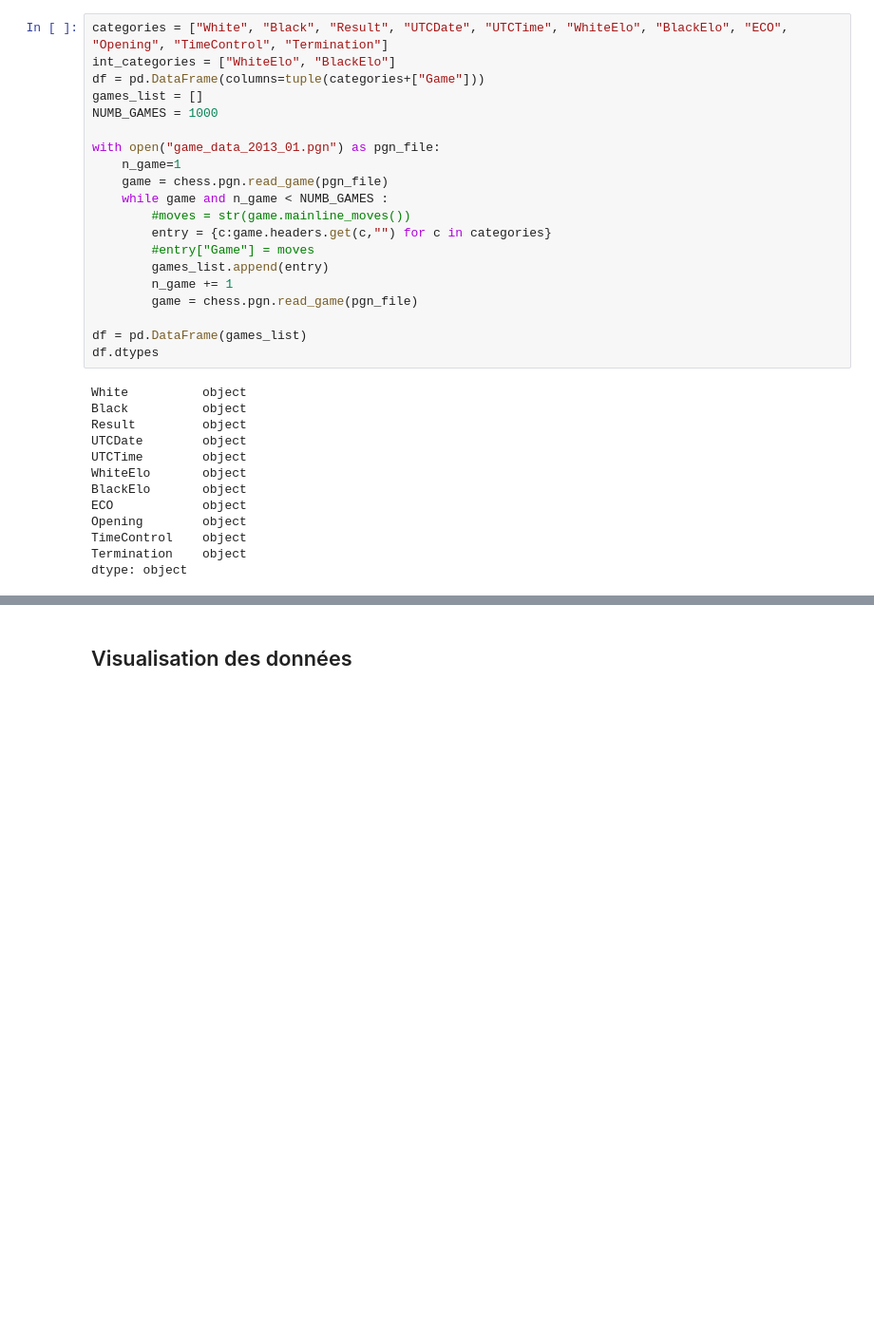
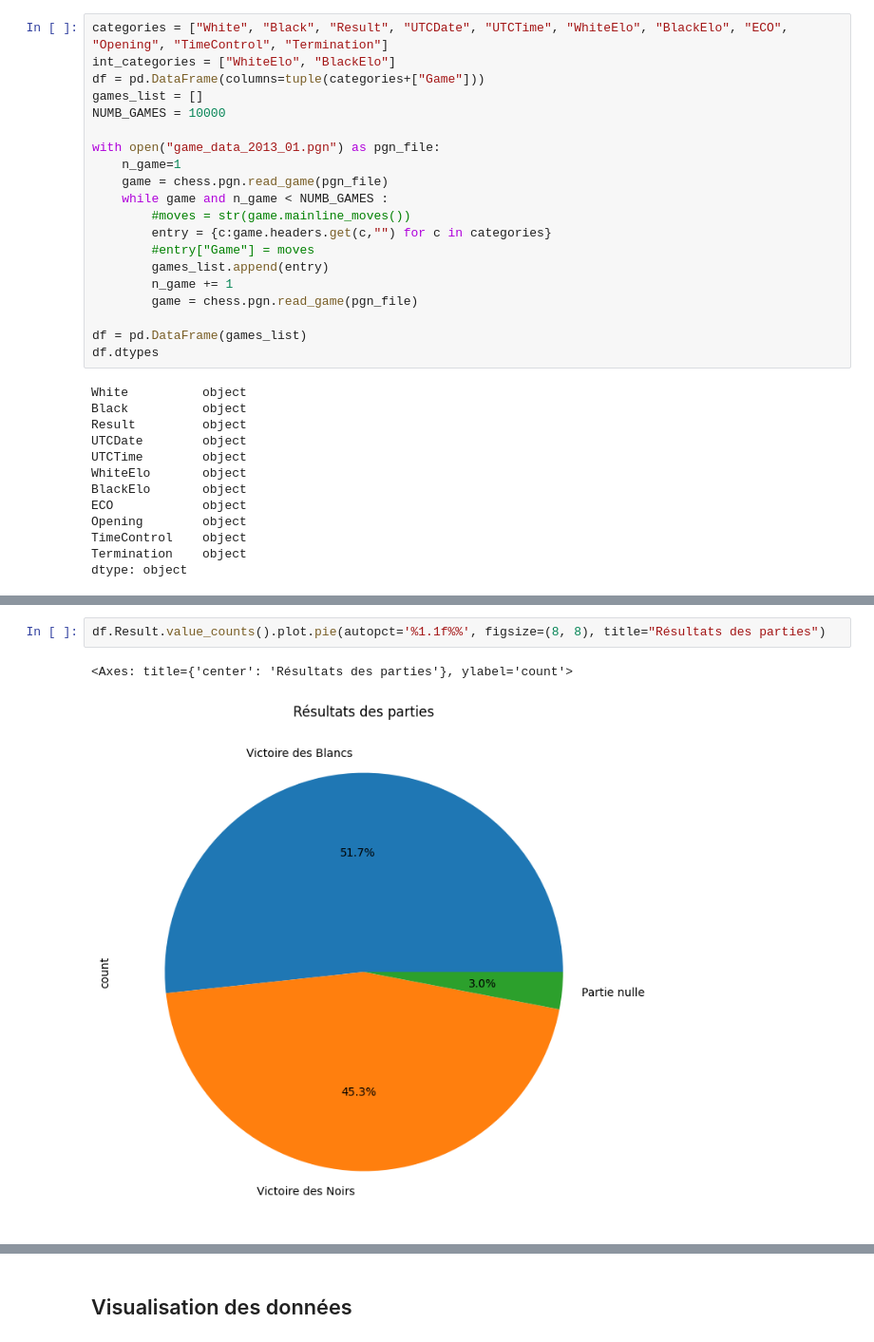
Before and after one commit to Playfaster92/chess_bot, a Jupyter notebook: read_metadata/reading_meta.ipynb, the cells around one changed output, grey strips where cells are left out. Shown: that part at 95% size. Drawn from its saved outputs; the diff is of its cells as text; blank space fills up the shorter version.

```diff
--- a/read_metadata/reading_meta.ipynb
+++ b/read_metadata/reading_meta.ipynb
@@ -33,7 +33,7 @@ categories = ["White", "Black", "Result", "UTCDate", "UTCTime", "WhiteElo", "Bla
 int_categories = ["WhiteElo", "BlackElo"]
 df = pd.DataFrame(columns=tuple(categories+["Game"]))
 games_list = []
-NUMB_GAMES = 1000
+NUMB_GAMES = 10000
 
 with open("game_data_2013_01.pgn") as pgn_file:
     n_game=1
@@ -91,0 +135,5 @@ dtype: object
+# %%
+df.Result.value_counts().plot.pie(autopct='%1.1f%%', figsize=(8, 8), title="Résultats des parties")
+# %% [output]
+<Axes: title={'center': 'Résultats des parties'}, ylabel='count'>
+[figure, added]
```
Also changed, not shown: parts of 18 cells of this notebook.
